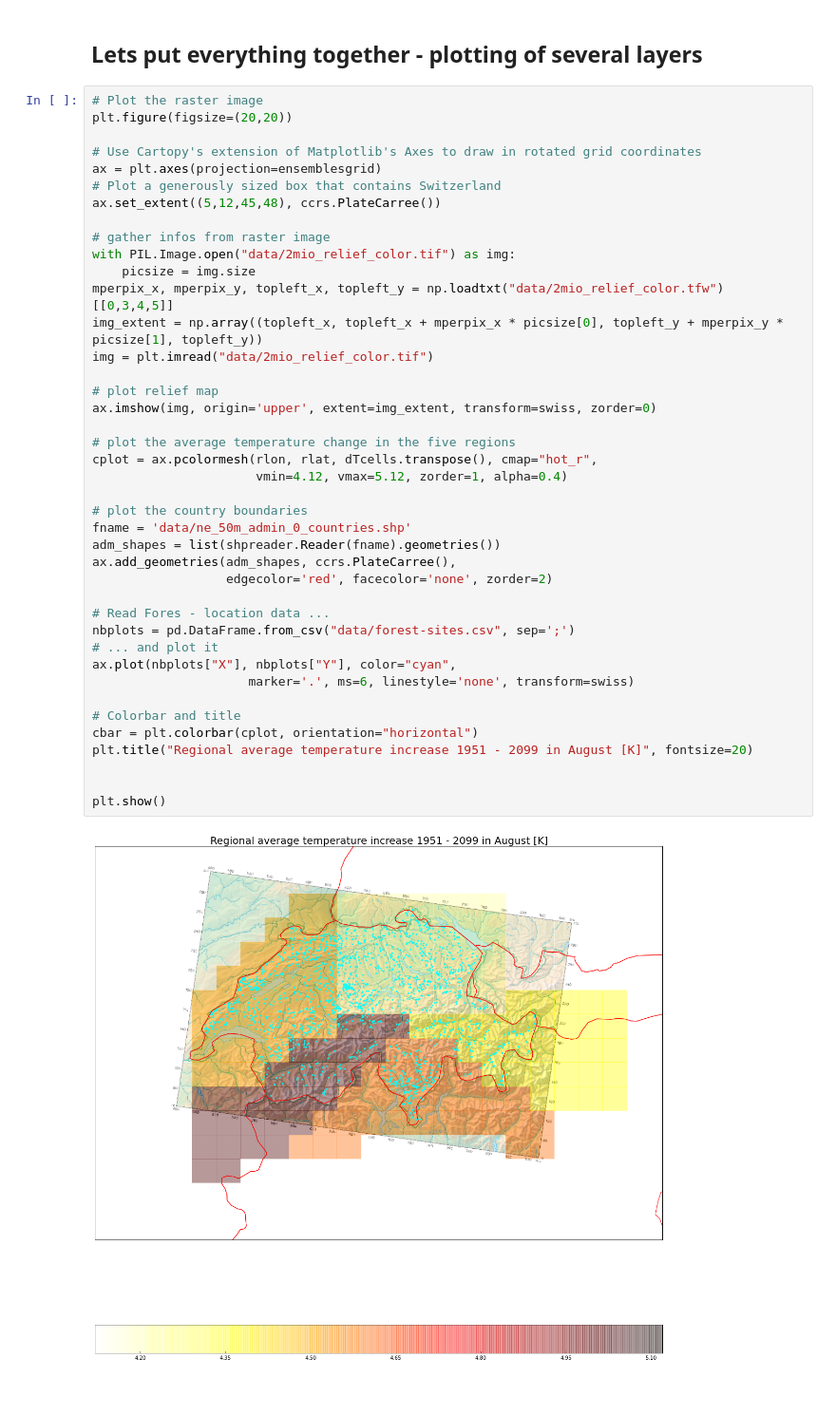
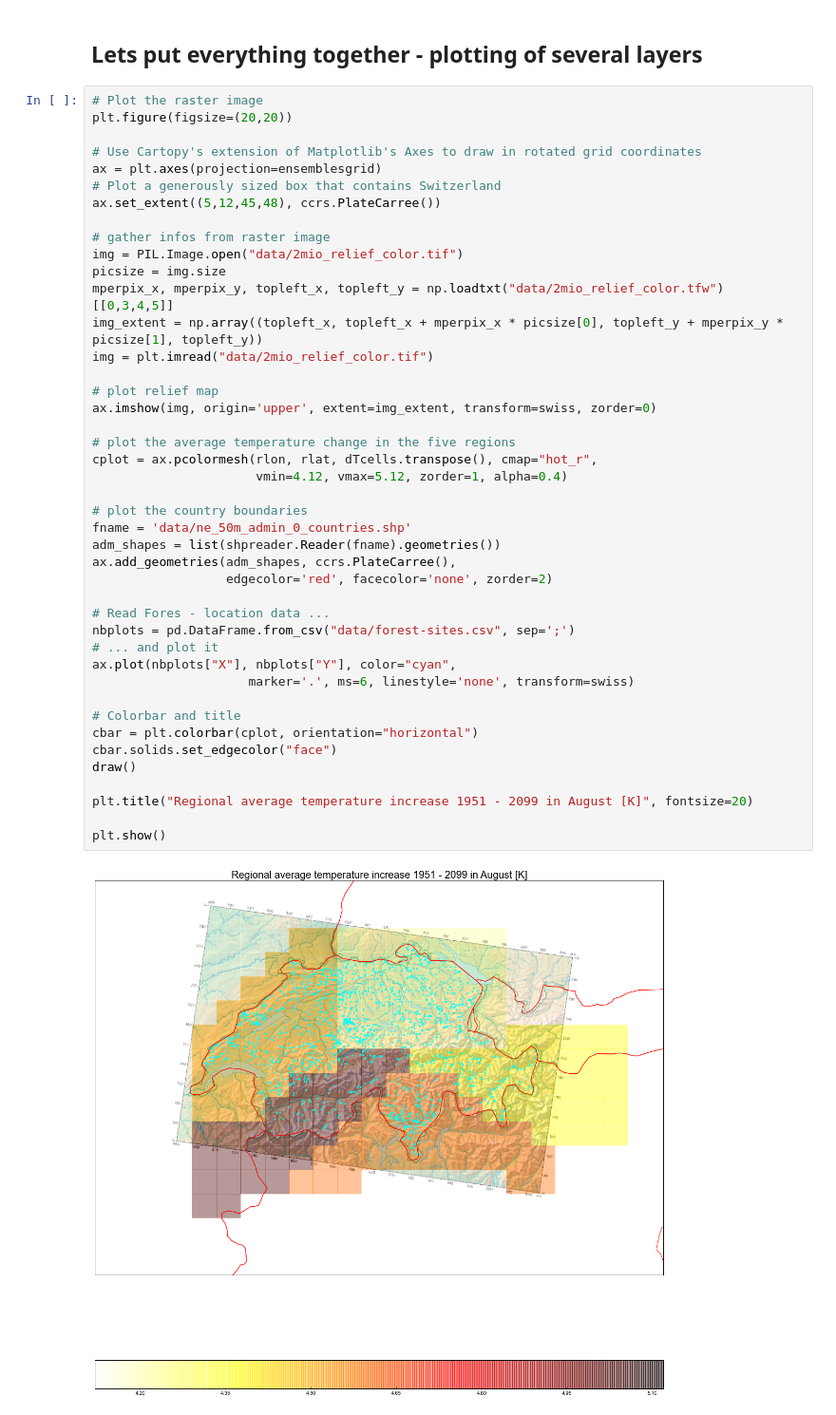
Before and after one commit to hvwaldow/pyws-BE-15-2-26, a Jupyter notebook: ex5/lecture5.ipynb, the cells around one changed output. Shown at 95% size. Cells and saved outputs as stored; diff of their text form.

```diff
--- a/ex5/lecture5.ipynb
+++ b/ex5/lecture5.ipynb
@@ -370,38 +369,40 @@ ax = plt.axes(projection=ensemblesgrid)
 ax.set_extent((5,12,45,48), ccrs.PlateCarree())
 
 # gather infos from raster image
-with PIL.Image.open("data/2mio_relief_color.tif") as img:
-    picsize = img.size
+img = PIL.Image.open("data/2mio_relief_color.tif")
+picsize = img.size
 mperpix_x, mperpix_y, topleft_x, topleft_y = np.loadtxt("data/2mio_relief_color.tfw")[[0,3,4,5]]
 img_extent = np.array((topleft_x, topleft_x + mperpix_x * picsize[0], topleft_y + mperpix_y * picsize[1], topleft_y))
 img = plt.imread("data/2mio_relief_color.tif")
 
 # plot relief map
 ax.imshow(img, origin='upper', extent=img_extent, transform=swiss, zorder=0)
 
 # plot the average temperature change in the five regions
 cplot = ax.pcolormesh(rlon, rlat, dTcells.transpose(), cmap="hot_r",
                       vmin=4.12, vmax=5.12, zorder=1, alpha=0.4)
 
 # plot the country boundaries
 fname = 'data/ne_50m_admin_0_countries.shp'
 adm_shapes = list(shpreader.Reader(fname).geometries())
 ax.add_geometries(adm_shapes, ccrs.PlateCarree(),
                   edgecolor='red', facecolor='none', zorder=2)
 
 # Read Fores - location data ...
 nbplots = pd.DataFrame.from_csv("data/forest-sites.csv", sep=';')
 # ... and plot it
 ax.plot(nbplots["X"], nbplots["Y"], color="cyan",
                      marker='.', ms=6, linestyle='none', transform=swiss)
 
 # Colorbar and title
 cbar = plt.colorbar(cplot, orientation="horizontal")
+cbar.solids.set_edgecolor("face")
+draw()
+
 plt.title("Regional average temperature increase 1951 - 2099 in August [K]", fontsize=20)
 
-
 plt.show()
 # %% [output]
-[figure, old version]
+[figure, new version]
 # %% [markdown]
 <a rel="license" href="http://creativecommons.org/licenses/by-nc/4.0/"><img alt="Creative Commons License" style="border-width:0" src="https://i.creativecommons.org/l/by-nc/4.0/88x31.png" /></a><br />This IPython Notebook is licensed under a <a rel="license" href="http://creativecommons.org/licenses/by-nc/4.0/">Creative Commons Attribution-NonCommercial 4.0 International License</a>.
```
Also changed, not shown: parts of 3 cells of this notebook.
